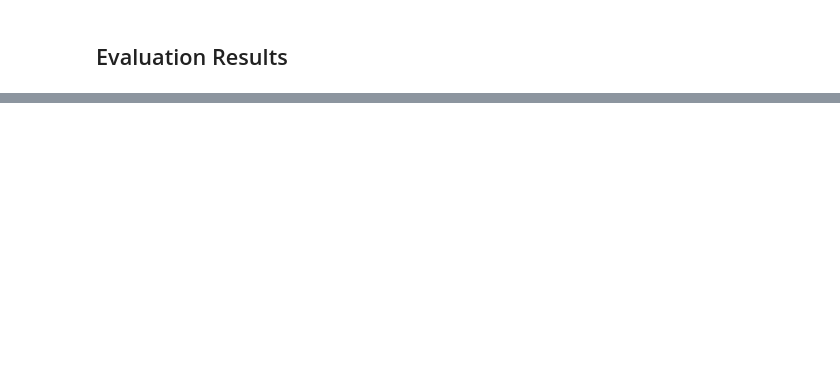
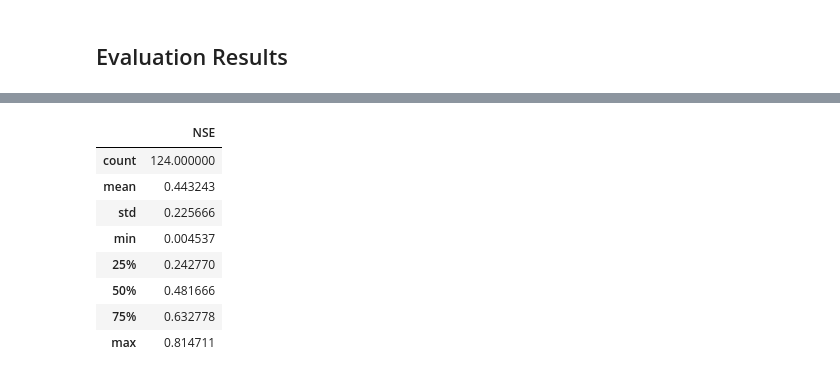
Before and after one commit to yunsupark1120/GAGEii_modeling, a Jupyter notebook: evaluation.ipynb, the cells around one changed output, grey strips where cells are left out. Cells and saved outputs as stored; diff of their text form; code cells hidden in the pictures; blank space fills up the shorter version.

```diff
--- a/evaluation.ipynb
+++ b/evaluation.ipynb
@@ -44,0 +72,12 @@ evaluate GAGEii-ALL_Gauges_Filtered_Regionally_Separate_0603_172605 epoch 44
+# %%
+nse_df_filtered.describe()
+# %% [output]
+|  | NSE |
+| count | 124.000000 |
+| mean | 0.443243 |
+| std | 0.225666 |
+| min | 0.004537 |
+| 25% | 0.242770 |
+| 50% | 0.481666 |
+| 75% | 0.632778 |
+| max | 0.814711 |
```
Also changed, not shown: parts of 5 cells of this notebook, 7 other files.
